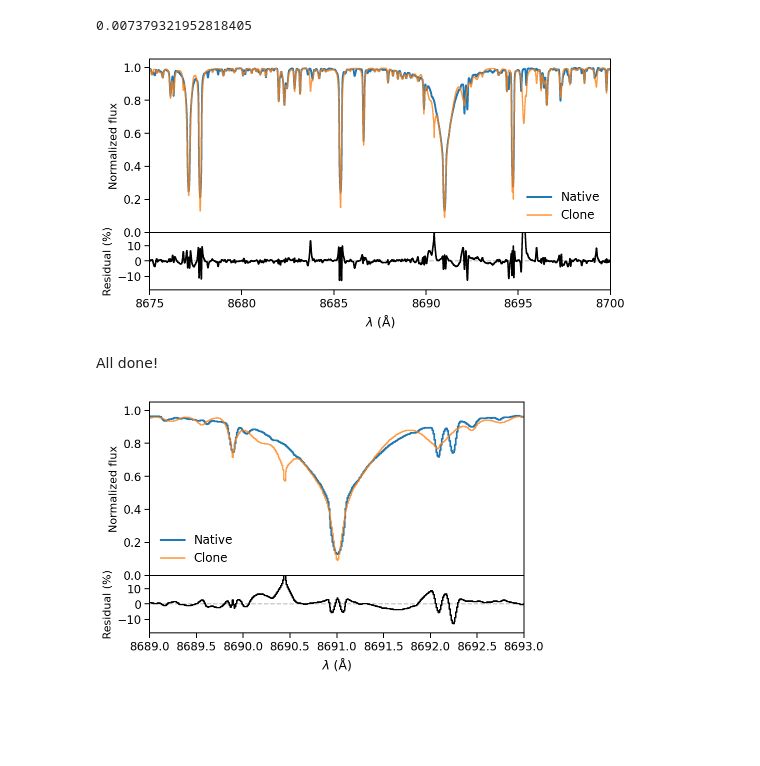
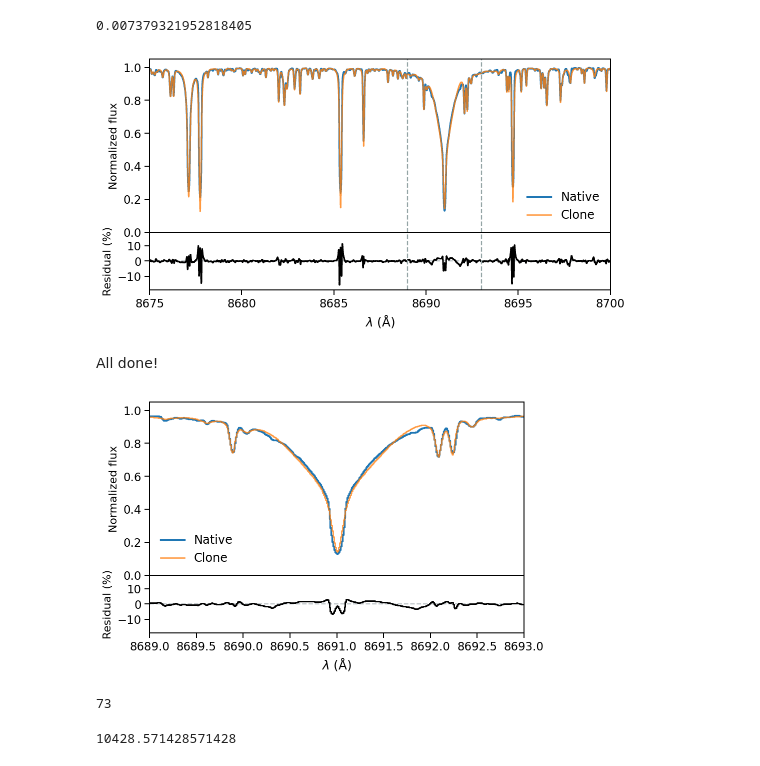
Before and after one commit to gully/blase, a Jupyter notebook: notebooks/paper_figure_Cloned_model_with_inset.ipynb, the cells around one changed output. Cells and saved outputs as stored; diff of their text form; code cells hidden in the pictures; blank space fills up the shorter version.

```diff
--- a/notebooks/paper_figure_Cloned_model_with_inset.ipynb
+++ b/notebooks/paper_figure_Cloned_model_with_inset.ipynb
@@ -60,7 +60,7 @@ state_dict_init['lam_centers'].shape
 # %% [output]
 torch.Size([11759])
 # %%
-state_dict_post = torch.load('../examples/sparse_T4100g3p5_prom0p01_HPF.pt')
+state_dict_post = torch.load('../experiments/06_bare_emulator_clone/emulator_T4100g3p5_prom0p01_HPF_recovery.pt')
 # %%
 emulator_pre = copy.deepcopy(emulator)
 # %%
@@ -91,28 +91,32 @@ mask.sum() / len(wl_native)
 # %%
 fig = plt.figure(figsize=(8, 4))
 
 # Data - model comparison
 ax = fig.add_axes((.1,.3,.8,.6))
 ax.set_xticklabels([])
 ax.step(wl_native, flux_native, alpha=1, lw=1.7, label='Native')
 ax.step(wl_native, spec_out, alpha=0.8, lw=1.3, label='Clone')
 ax.set_xlim(8675, 8700)
+ax.axvline(8689, linestyle='dashed', color='#95a5a6')
+ax.axvline(8693, linestyle='dashed', color='#95a5a6')
 ax.legend(fontsize=12, loc='best', ncol=1, frameon=False)
 ax.set_ylim(-0.0001, 1.05)
 
 ax.set_ylabel('Normalized flux', fontsize=11);
 
 # Residual plot
 ax2=fig.add_axes((.1,.1,.8,.2))
 ax2.axhline(0, linestyle='dashed', color='#bdc3c7')
 ax2.step(wl_native, residual*100, alpha=1, color='k', lw=1.5)
 ax2.set_xlim(8675, 8700)
 ax2.set_ylim(-19, 19)
+ax2.axvline(8689, linestyle='dashed', color='#95a5a6')
+ax2.axvline(8693, linestyle='dashed', color='#95a5a6')
 ax2.set_ylabel('Residual (%)', fontsize=11)
 ax2.set_xlabel(r'$\lambda$ ($\mathrm{\AA}$)')
 plt.savefig('../paper/paper1/figures/blase_clone_demo.png', bbox_inches='tight', dpi=300);
 # %% [output]
-[figure, old version]
+[figure, new version]
 # %% [markdown]
 All done!
 # %%
@@ -139,4 +143,4 @@ ax2.set_ylabel('Residual (%)', fontsize=11)
 ax2.set_xlabel(r'$\lambda$ ($\mathrm{\AA}$)')
 plt.savefig('../paper/paper1/figures/blase_clone_demo_zoom.png', bbox_inches='tight', dpi=300);
 # %% [output]
-[figure, old version]
+[figure, new version]
@@ -142,0 +151,8 @@ plt.savefig('../paper/paper1/figures/blase_clone_demo_zoom.png', bbox_inches='ti
+# %%
+mask.sum()
+# %% [output]
+73
+# %%
+73/0.007
+# %% [output]
+10428.571428571428
```
Also changed, not shown: parts of 4 cells of this notebook, 4 other files.
